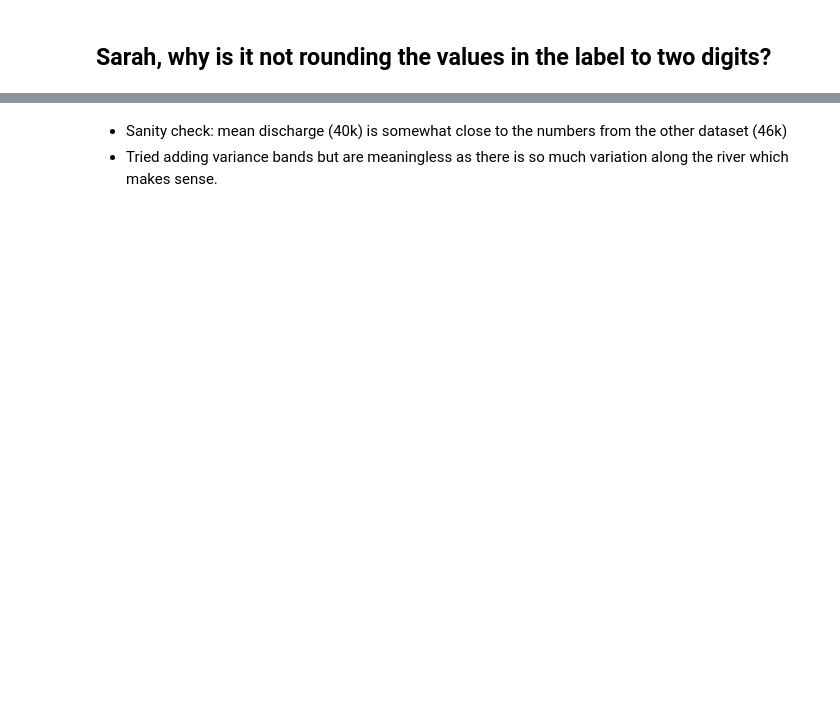
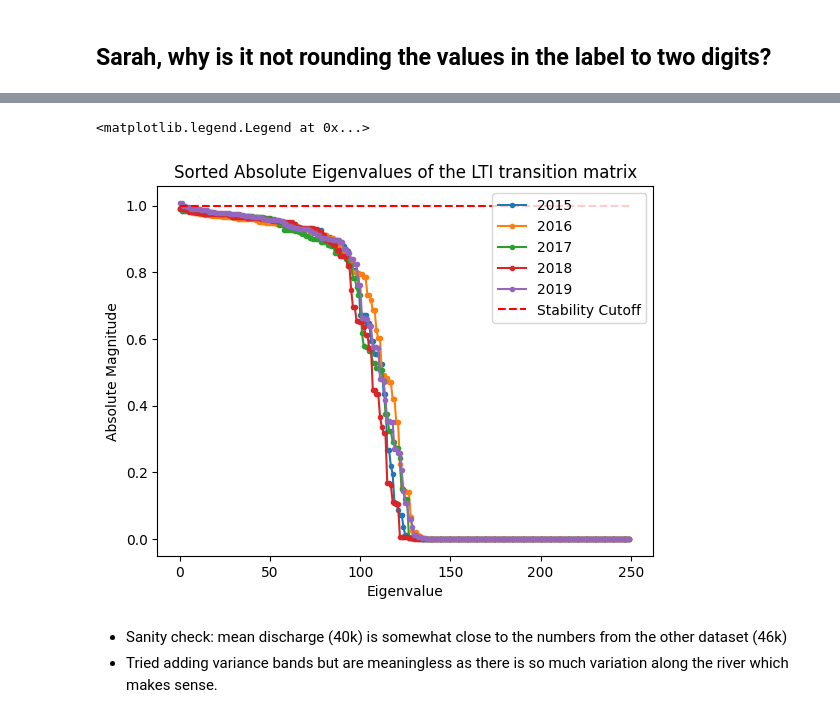
Before and after one commit to PaulNitschke/DS-Brahmaputra-River, a Jupyter notebook: notebooks/yearly_discharge.ipynb, the cells around one changed output, grey strips where cells are left out. Drawn from its saved outputs; the diff is of its cells as text; code cells hidden in the pictures; blank space fills up the shorter version.

```diff
--- a/notebooks/yearly_discharge.ipynb
+++ b/notebooks/yearly_discharge.ipynb
@@ -67,0 +70,12 @@ plt.show()
+# %%
+data_2015_flat = data_2015.reshape(data_2015.shape[0], data_2015.shape[1]*data_2015.shape[2])
+data_2016_flat = data_2016.reshape(data_2016.shape[0], data_2016.shape[1]*data_2016.shape[2])
+data_2017_flat = data_2017.reshape(data_2017.shape[0], data_2017.shape[1]*data_2017.shape[2])
+data_2018_flat = data_2018.reshape(data_2018.shape[0], data_2018.shape[1]*data_2018.shape[2])
+data_2019_flat = data_2019.reshape(data_2019.shape[0], data_2019.shape[1]*data_2019.shape[2])
+# %%
+data_2015_flat = data_2015_flat[:, ~np.isnan(data_2015_flat).any(axis=0)]
+data_2016_flat = data_2016_flat[:, ~np.isnan(data_2016_flat).any(axis=0)]
+data_2017_flat = data_2017_flat[:, ~np.isnan(data_2017_flat).any(axis=0)]
+data_2018_flat = data_2018_flat[:, ~np.isnan(data_2018_flat).any(axis=0)]
+data_2019_flat = data_2019_flat[:, ~np.isnan(data_2019_flat).any(axis=0)]
@@ -68,3 +143,23 @@ plt.show()
+# %%
+e_values_2015, _ = np.linalg.eig(reg_2015.coef_)
+e_values_2016, _ = np.linalg.eig(reg_2016.coef_)
+e_values_2017, _ = np.linalg.eig(reg_2017.coef_)
+e_values_2018, _ = np.linalg.eig(reg_2018.coef_)
+e_values_2019, _ = np.linalg.eig(reg_2019.coef_)
+# %%
+plt.plot(np.sort(np.abs(e_values_2015))[::-1], '.-', label="2015")
+plt.plot(np.sort(np.abs(e_values_2016))[::-1], '.-', label="2016")
+plt.plot(np.sort(np.abs(e_values_2017))[::-1], '.-', label="2017")
+plt.plot(np.sort(np.abs(e_values_2018))[::-1], '.-', label="2018")
+plt.plot(np.sort(np.abs(e_values_2019))[::-1], '.-', label="2019")
+plt.hlines(1, 0, len(e_values_2015), colors='r', linestyles='dashed', label='Stability Cutoff')
+plt.xlabel('Eigenvalue')
+plt.ylabel('Absolute Magnitude')
+plt.title('Sorted Absolute Eigenvalues of the LTI transition matrix')
+plt.legend(loc="best")
+# %% [output]
+<matplotlib.legend.Legend at 0x...>
+[figure, added]
 # %% [markdown]
 - Sanity check: mean discharge (40k) is somewhat close to the numbers from the other dataset (46k)
 - Tried adding variance bands but are meaningless as there is so much variation along the river which makes sense.
```
Also changed, not shown: parts of 9 cells of this notebook.
